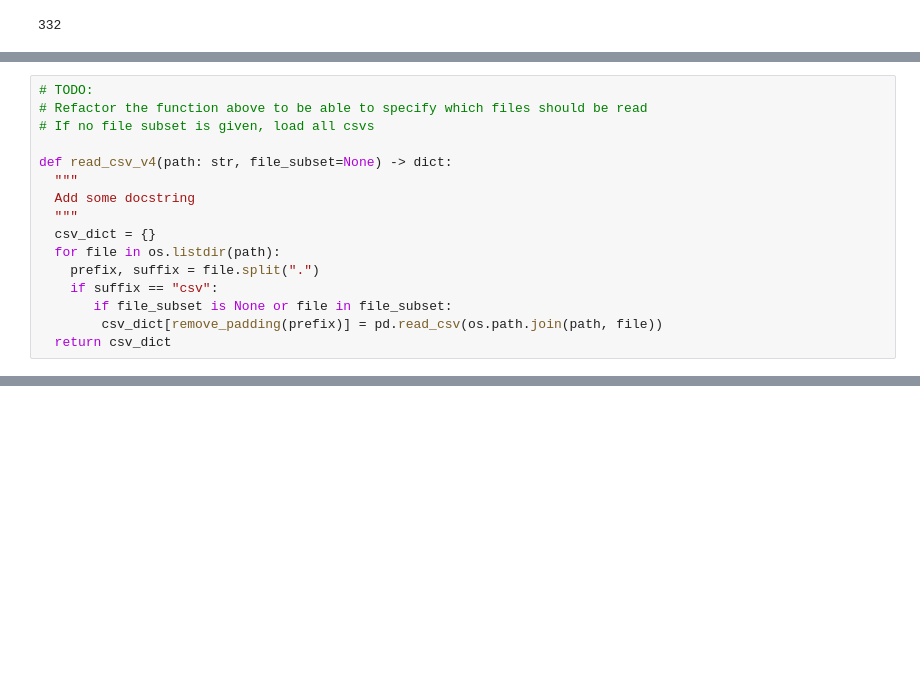
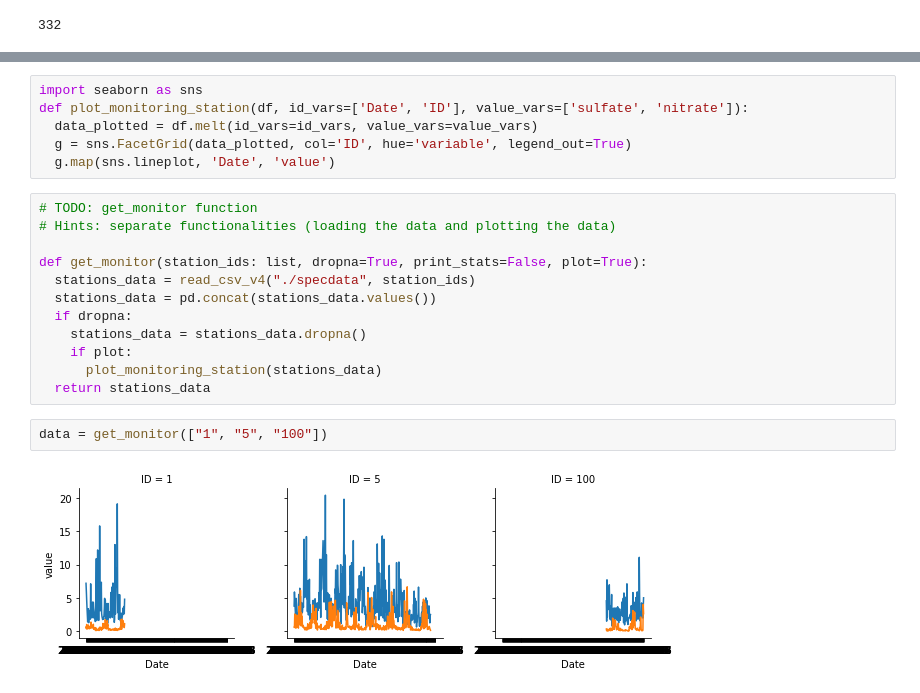
Before and after one commit to VondracekS/ESF_Workshop_BestCodingPractices, a Jupyter notebook: best_coding_practices.ipynb, the cells around one changed output, grey strips where cells are left out. Saved outputs shown, nothing was run; the diff lists cells and outputs as text; blank space fills up the shorter version.

```diff
--- a/best_coding_practices.ipynb
+++ b/best_coding_practices.ipynb
@@ -212,16 +196,0 @@ def read_csv_v3(path: str) -> dict:
-# %%
-# TODO:
-# Refactor the function above to be able to specify which files should be read
-# If no file subset is given, load all csvs
-
-def read_csv_v4(path: str, file_subset=None) -> dict:
-  """
-  Add some docstring
-  """
-  csv_dict = {}
-  for file in os.listdir(path):
-    prefix, suffix = file.split(".")
-    if suffix == "csv":
-       if file_subset is None or file in file_subset:
-        csv_dict[remove_padding(prefix)] = pd.read_csv(os.path.join(path, file))
-  return csv_dict
@@ -336,0 +225,22 @@ Name: min_d, Length: 332, dtype: int64
+# %%
+import seaborn as sns
+def plot_monitoring_station(df, id_vars=['Date', 'ID'], value_vars=['sulfate', 'nitrate']):
+  data_plotted = df.melt(id_vars=id_vars, value_vars=value_vars)
+  g = sns.FacetGrid(data_plotted, col='ID', hue='variable', legend_out=True)
+  g.map(sns.lineplot, 'Date', 'value')
+# %%
+# TODO: get_monitor function
+# Hints: separate functionalities (loading the data and plotting the data)
+
+def get_monitor(station_ids: list, dropna=True, print_stats=False, plot=True):
+  stations_data = read_csv_v4("./specdata", station_ids)
+  stations_data = pd.concat(stations_data.values())
+  if dropna:
+    stations_data = stations_data.dropna()
+    if plot:
+      plot_monitoring_station(stations_data)
+  return stations_data
+# %%
+data = get_monitor(["1", "5", "100"])
+# %% [output]
+[figure, added]
```
Also changed, not shown: parts of 38 cells of this notebook.
